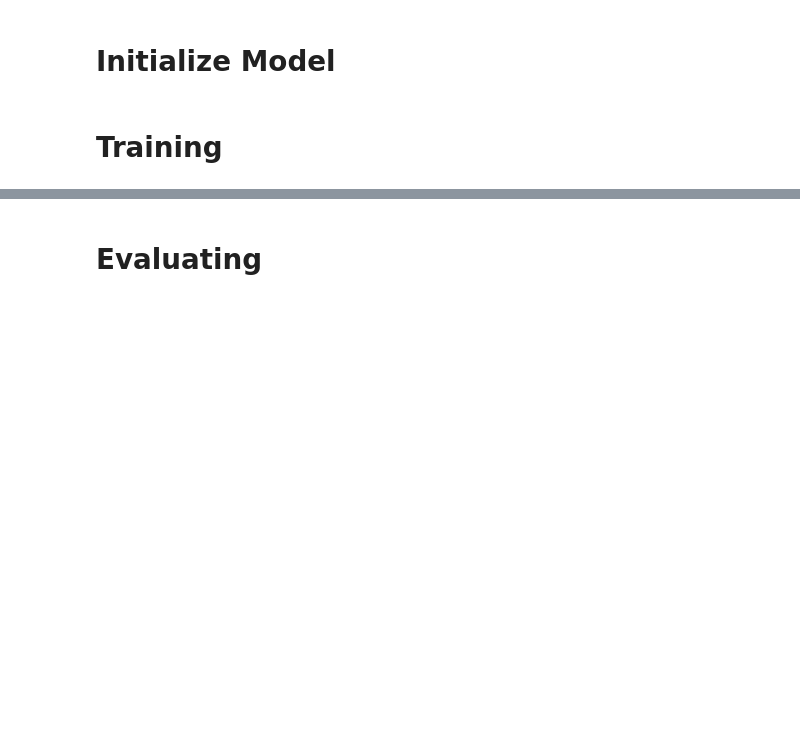
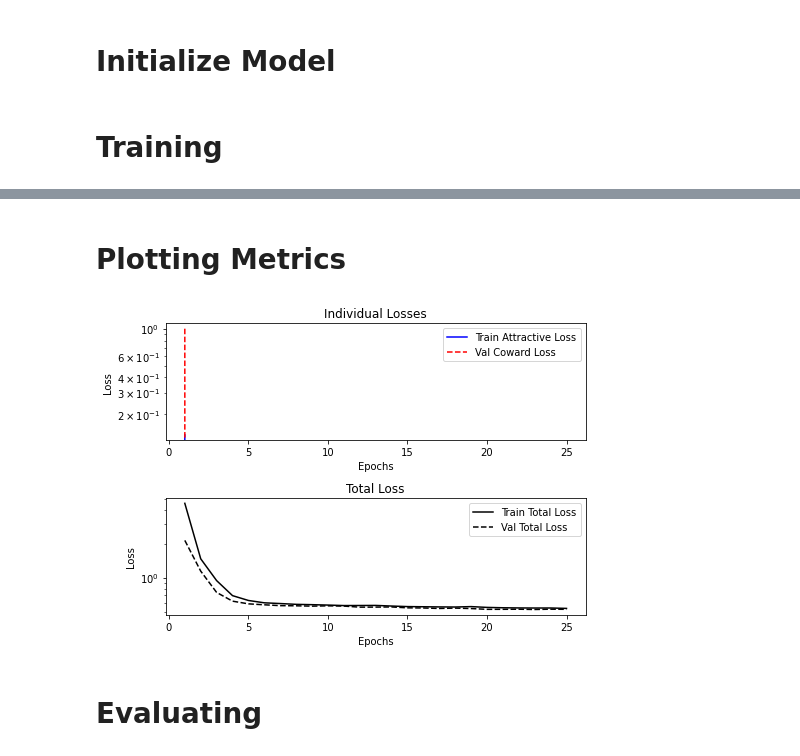
Before and after one commit to Gregtom3/neutneut, a Jupyter notebook: analysis/neutron_ml/test_v1_oc.ipynb, the cells around one changed output, grey strips where cells are left out. Drawn from its saved outputs; the diff is of its cells as text; code cells hidden in the pictures; blank space fills up the shorter version.

```diff
--- a/analysis/neutron_ml/test_v1_oc.ipynb
+++ b/analysis/neutron_ml/test_v1_oc.ipynb
@@ -35,2 +24,4 @@ original_files     = sorted([file for file in all_files if "-intersections.csv"
 # %% [markdown]
 # Load in Training Data
+# %%
+param_intersections = False
@@ -70,10 +145,12 @@ early_stopping_callback = tf.keras.callbacks.EarlyStopping(monitor='val_loss', p
 # %% [markdown]
 # Training
 # %%
-model.fit(x=train_X,
-          y=train_y,
-          batch_size=batch_size,
-          epochs=N_epochs,
-          validation_data=(test_X, test_y),
-          callbacks=[early_stopping_callback])
+# Train the model
+history = model.fit(x=train_X,
+                    y=train_y,
+                    batch_size=batch_size,
+                    epochs=N_epochs,
+                    shuffle=True,
+                    validation_data=(test_X, test_y),
+                    callbacks=[plot_callback, early_stopping_callback, reduce_lr_callback])
 # %% [output]
@@ -97,0 +213,45 @@ Epoch 44/100
+# %% [markdown]
+# Plotting Metrics
+# %%
+import matplotlib.pyplot as plt
+
+# Extract the metric values
+epochs = range(1, len(history.history['loss']) + 1)
+train_loss = history.history['loss']
+val_loss = history.history['val_loss']
+train_attractive_loss = history.history['att_loss_metric']
+val_attractive_loss = history.history['val_att_loss_metric']
+train_repulsive_loss = history.history['rep_loss_metric']
+val_repulsive_loss = history.history['val_rep_loss_metric']
+train_coward_loss = history.history['cow_loss_metric']
+val_coward_loss = history.history['val_cow_loss_metric']
+
+plt.figure(figsize=(7, 5))
+
+# Plot all the individual losses on the same plot
+plt.subplot(2, 1, 1)
+plt.plot(epochs, train_attractive_loss, 'b-', label='Train Attractive Loss')
+plt.plot(epochs, val_attractive_loss, 'b--', label='Val Attractive Loss')
+plt.plot(epochs, train_repulsive_loss, 'g-', label='Train Repulsive Loss')
+plt.plot(epochs, val_repulsive_loss, 'g--', label='Val Repulsive Loss')
+plt.plot(epochs, train_coward_loss, 'r-', label='Train Coward Loss')
+plt.plot(epochs, val_coward_loss, 'r--', label='Val Coward Loss')
+plt.title('Individual Losses')
+plt.xlabel('Epochs')
+plt.ylabel('Loss')
+plt.legend()
+plt.yscale('log')
+# Plot the total loss on a separate subplot
+plt.subplot(2, 1, 2)
+plt.plot(epochs, train_loss, 'k-', label='Train Total Loss')
+plt.plot(epochs, val_loss, 'k--', label='Val Total Loss')
+plt.title('Total Loss')
+plt.xlabel('Epochs')
+plt.ylabel('Loss')
+plt.legend()
+
+plt.yscale('log')
+plt.tight_layout()
+plt.show()
+# %% [output]
+[figure, added]
```
Also changed, not shown: parts of 22 cells of this notebook, 21 other files.
